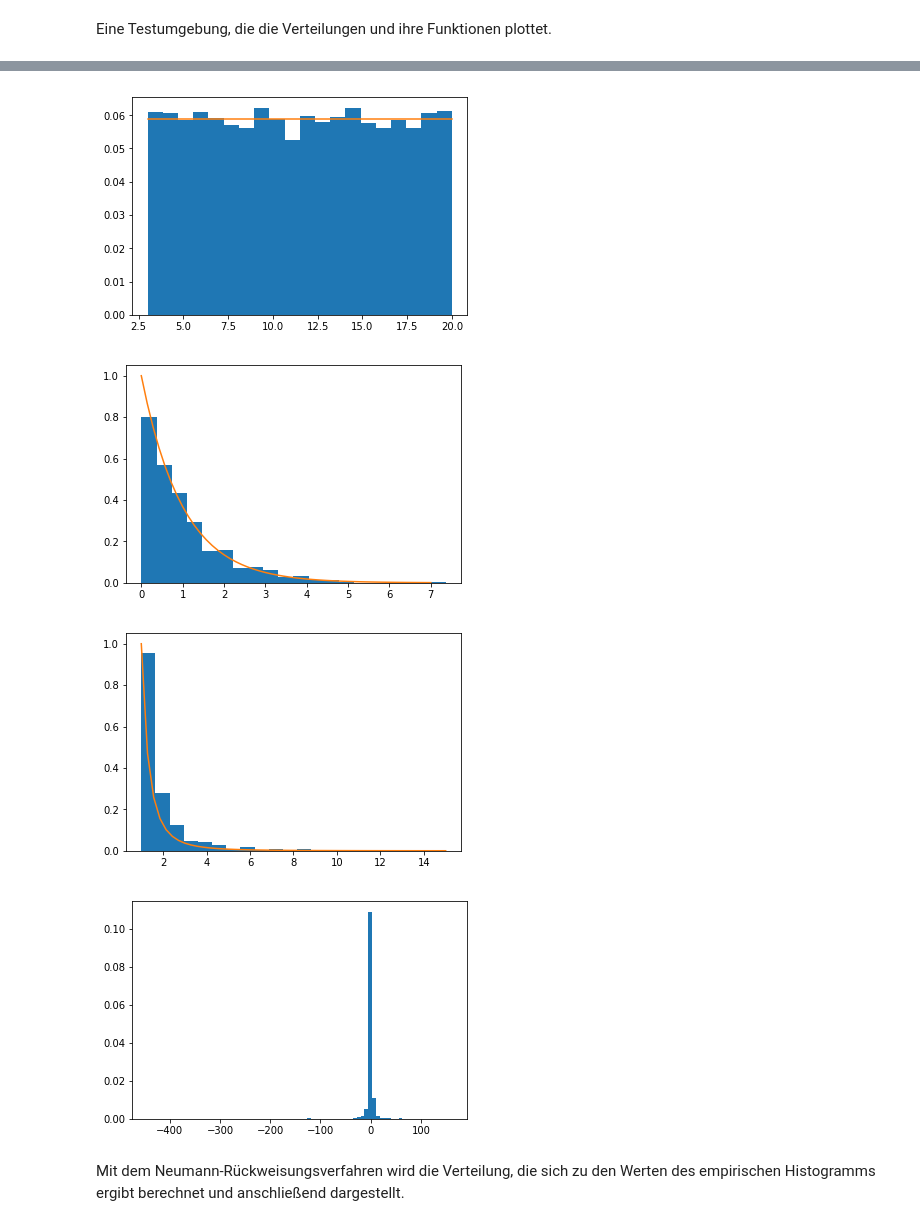
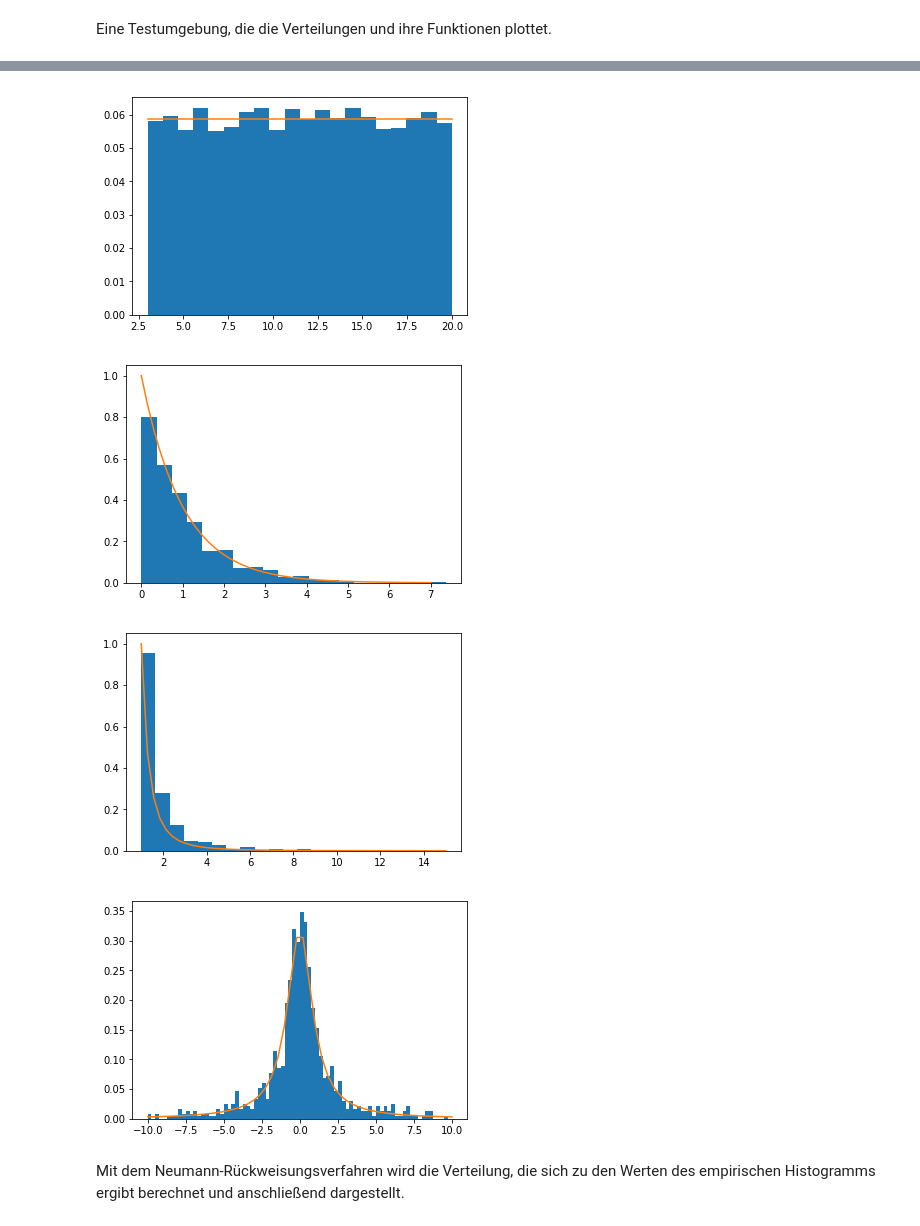
Before and after one commit to jpwgnr/SMD_Abgaben, a Jupyter notebook: Blatt3_Schubert_Herdieckerhoff_Overhoff/Blatt3.ipynb, the cells around one changed output, grey strips where cells are left out. Cells and saved outputs as stored; diff of their text form; code cells hidden in the pictures.

```diff
--- a/Blatt3_Schubert_Herdieckerhoff_Overhoff/Blatt3.ipynb
+++ b/Blatt3_Schubert_Herdieckerhoff_Overhoff/Blatt3.ipynb
@@ -37,7 +37,7 @@ def gleich2potenz(xmin, xmax, n): # noch falsch
 Es wird ein Algorithmus zur Transformation einer Gleichverteilung im Bereich 0 bis 1 auf eine Cauchy-Verteilung beschrieben.
 # %%
 def gleich2cauchy():
-    return np.tan(np.pi*generator)
+    return np.tan(np.pi*(generator+0.5))
 # %% [markdown]
 Eine Testumgebung, die die Verteilungen und ihre Funktionen plottet.
 # %%
@@ -55,37 +55,37 @@ a1 = gleichingrenzen(3,20, 10000)
 plt.figure(1)
 plt.hist(a1, bins= 20, density= True);
 plt.plot(np.arange(3,21), gleichverteilt(3, 20, np.arange(3,21)))
 
 #Exponentialgesetz mit Tau = 1
 def exp(tau, x):
     return 1/tau * np.exp(-x/tau)
 a2 = gleich2exponential(1)
 plt.figure(2)
 plt.hist(a2, bins=20, density=True);
 plt.plot(np.linspace(0,7), exp(1, np.linspace(0,7)))
 
 #Potenzgesetz mit n= 3
 def potenz(n, x):
     return x**(-n)
 a3 = gleich2potenz(1, 15, 3)
 plt.figure(3)
 plt.hist(a3, bins=20, density =True)
 plt.plot(np.linspace(1,15), potenz(3, np.linspace(1, 15)))
 
 #Cauchyverteilung
 def cauchy(x):
     return 1/np.pi * 1/(1+x**2)
 a4 = gleich2cauchy()
 plt.figure(4)
-plt.hist(a4, bins= 80, density=True);
-#plt.plot(np.linspace(0,2), cauchy(np.linspace(0, 2)))
+plt.hist(a4, bins= 80, range=(-10,10), density=True);
+plt.plot(np.linspace(-10,10), cauchy(np.linspace(-10, 10)))
 None
 # %% [output]
 [figure]
-[figure, old version]
+[figure, new version]
 [figure]
 [figure]
-[figure, old version]
+[figure, new version]
 # %% [markdown]
 Mit dem Neumann-Rückweisungsverfahren wird die Verteilung, die sich zu den Werten des empirischen Histogramms ergibt berechnet und anschließend dargestellt.
 # %%
```
Also changed, not shown: parts of 5 cells of this notebook.
